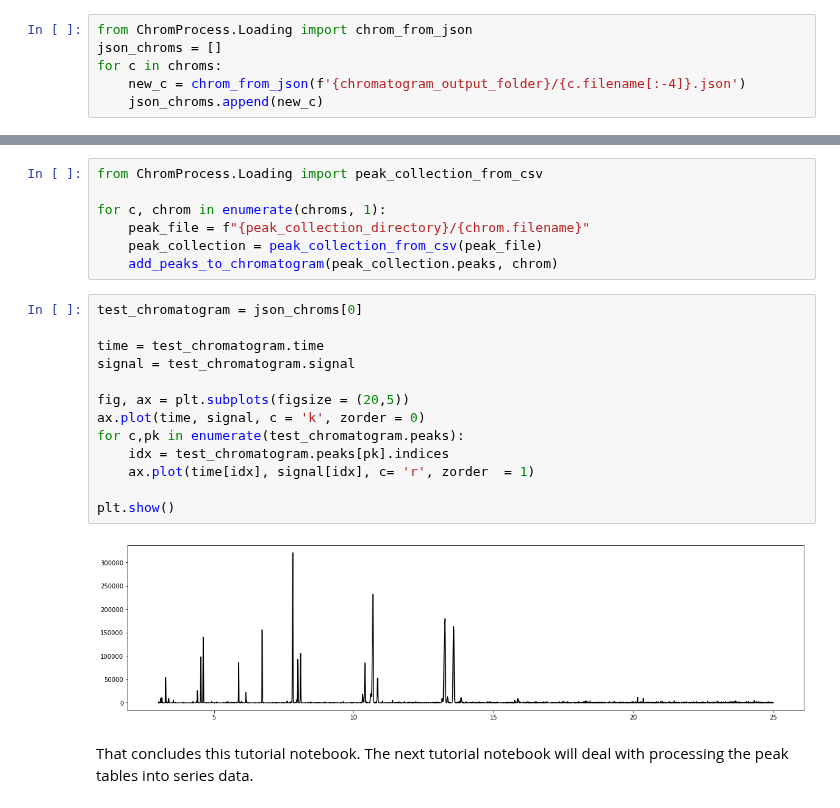
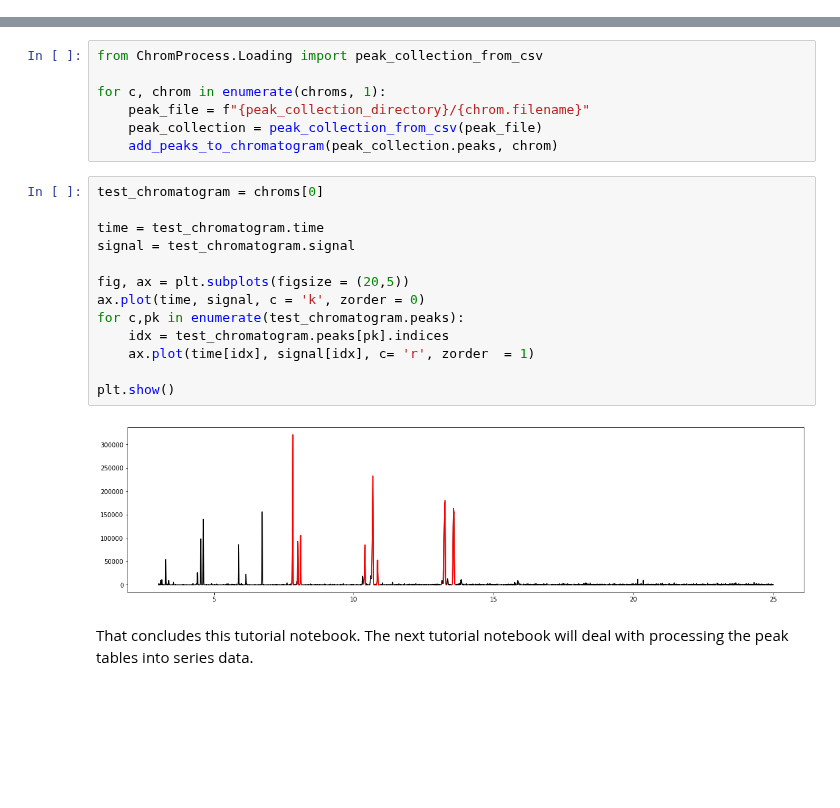
Before and after one commit to Will-Robin/ChromProcess, a Jupyter notebook: ChromProcess_Introduction_1.ipynb, the cells around one changed output, grey strips where cells are left out. Cells and saved outputs as stored; diff of their text form; blank space fills up the shorter version.

Commit message:
remove json results from example

```diff
--- a/ChromProcess_Introduction_1.ipynb
+++ b/ChromProcess_Introduction_1.ipynb
@@ -192,6 +187,0 @@ for c in chroms:
-# %%
-from ChromProcess.Loading import chrom_from_json
-json_chroms = []
-for c in chroms:
-    new_c = chrom_from_json(f'{chromatogram_output_folder}/{c.filename[:-4]}.json')
-    json_chroms.append(new_c)
@@ -223,19 +199,19 @@ for c, chrom in enumerate(chroms, 1):
     peak_collection = peak_collection_from_csv(peak_file)
     add_peaks_to_chromatogram(peak_collection.peaks, chrom)
 # %%
-test_chromatogram = json_chroms[0]
+test_chromatogram = chroms[0]
 
 time = test_chromatogram.time
 signal = test_chromatogram.signal
 
 fig, ax = plt.subplots(figsize = (20,5))
 ax.plot(time, signal, c = 'k', zorder = 0)
 for c,pk in enumerate(test_chromatogram.peaks):
     idx = test_chromatogram.peaks[pk].indices
     ax.plot(time[idx], signal[idx], c= 'r', zorder  = 1)
 
 plt.show()
 # %% [output]
-[figure, old version]
+[figure, new version]
 # %% [markdown]
 That concludes this tutorial notebook. The next tutorial notebook will deal with processing the peak tables into series data.
```
Also changed, not shown: parts of 4 cells of this notebook, 3 other files.
